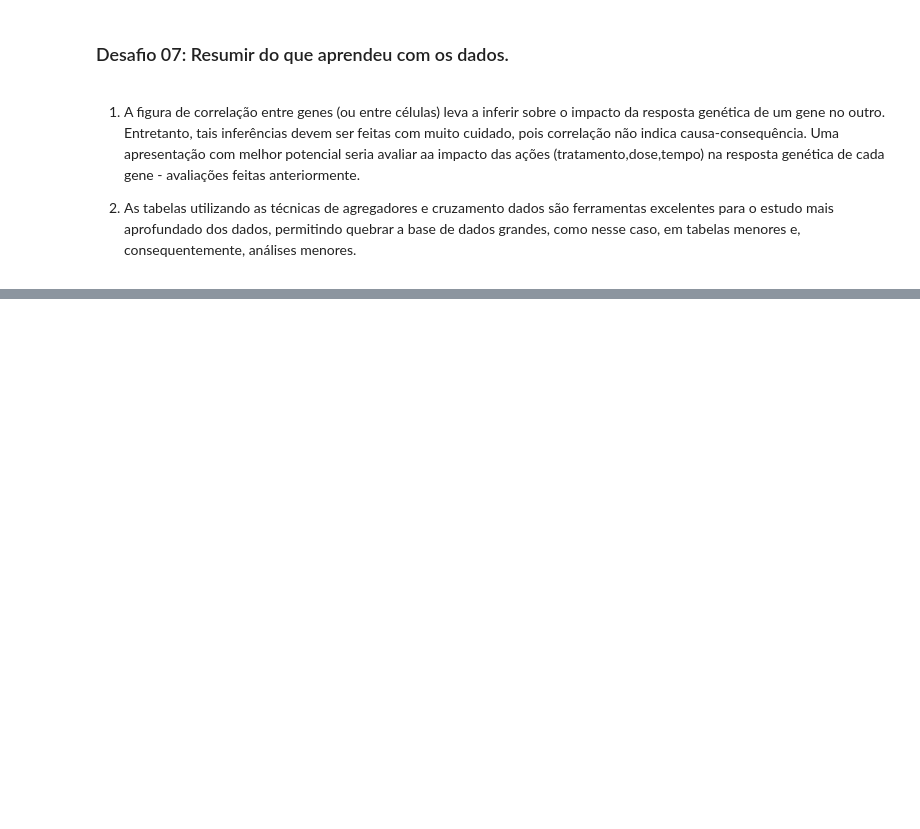
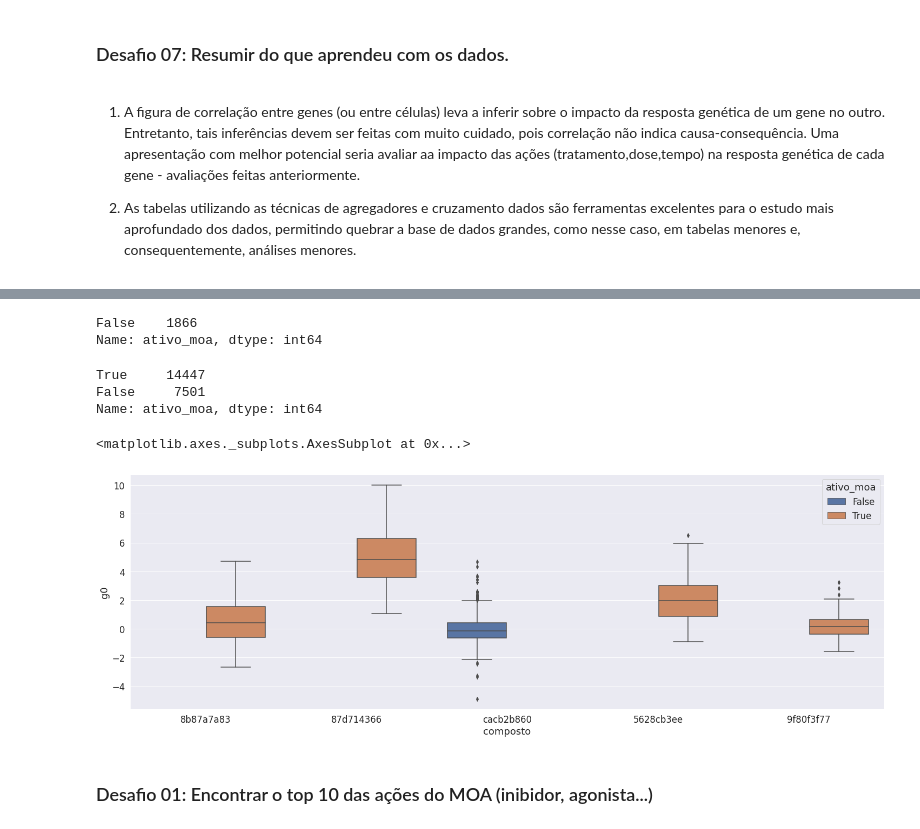
Before and after one commit to abasilio91/imersao_alura, a Jupyter notebook: imersaoAlura.ipynb, the cells around one changed output, grey strips where cells are left out. Cells and saved outputs as stored; diff of their text form; code cells hidden in the pictures; blank space fills up the shorter version.

```diff
--- a/imersaoAlura.ipynb
+++ b/imersaoAlura.ipynb
@@ -622,0 +626,3 @@ sns.heatmap(gxc, mask=mask, cmap=cmap, center=0,
+# %%
+dados_resultados = pd.read_csv('https://github.com/alura-cursos/imersao-dados-desafio-final/blob/main/Dados/dados_resultados.csv?raw=true')
+dados_resultados.head()
@@ -622,0 +657,4 @@ sns.heatmap(gxc, mask=mask, cmap=cmap, center=0,
+# %%
+dados_resultados['n_moa'] = dados_resultados.drop('id',axis=1).sum(axis=1)
+dados_resultados['ativo_moa'] = (dados_resultados['n_moa'] != 0)
+dados_resultados
@@ -622,0 +675,3 @@ sns.heatmap(gxc, mask=mask, cmap=cmap, center=0,
+# %%
+dados_combinados = pd.merge(dados,dados_resultados[['id','n_moa','ativo_moa']], on='id')
+dados_combinados
@@ -622,0 +692,22 @@ sns.heatmap(gxc, mask=mask, cmap=cmap, center=0,
+# %%
+dados_combinados.query('tratamento == "com_controle"')['ativo_moa'].value_counts()
+# %% [output]
+False    1866
+Name: ativo_moa, dtype: int64
+# %%
+dados_combinados.query('tratamento == "com_droga"')['ativo_moa'].value_counts()
+# %% [output]
+True     14447
+False     7501
+Name: ativo_moa, dtype: int64
+# %%
+composto_principal = dados_combinados['composto'].value_counts().index[:5]
+
+plt.figure(figsize=(25,8))
+
+sns.boxplot(data=dados_combinados.query('composto in @composto_principal'), y='g0',x='composto', hue='ativo_moa')
+# %% [output]
+<matplotlib.axes._subplots.AxesSubplot at 0x...>
+[figure, added]
+# %% [markdown]
+### Desafio 01: Encontrar o top 10 das ações do MOA (inibidor, agonista...)
```
Also changed, not shown: parts of 28 cells of this notebook.
